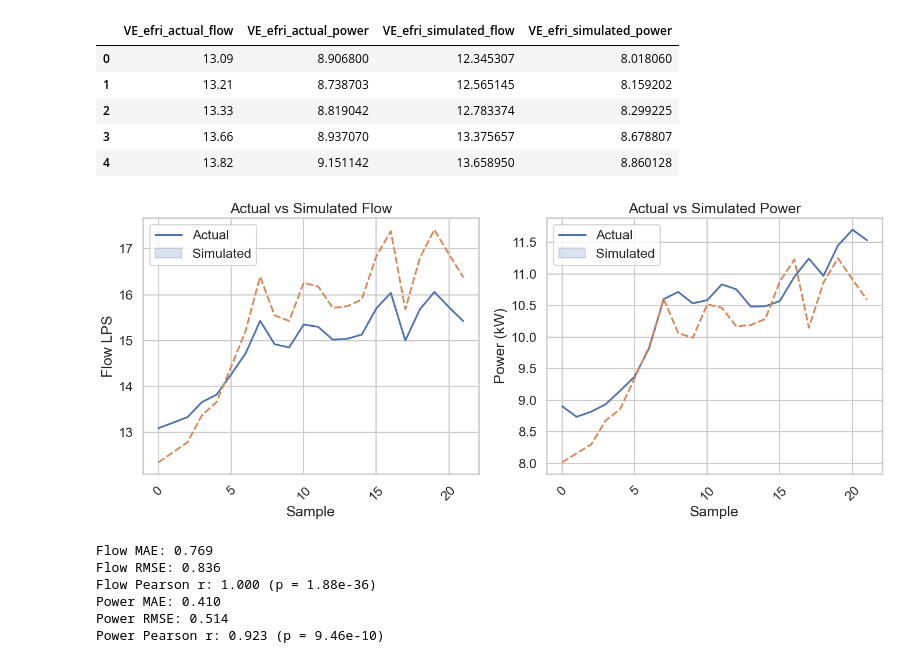
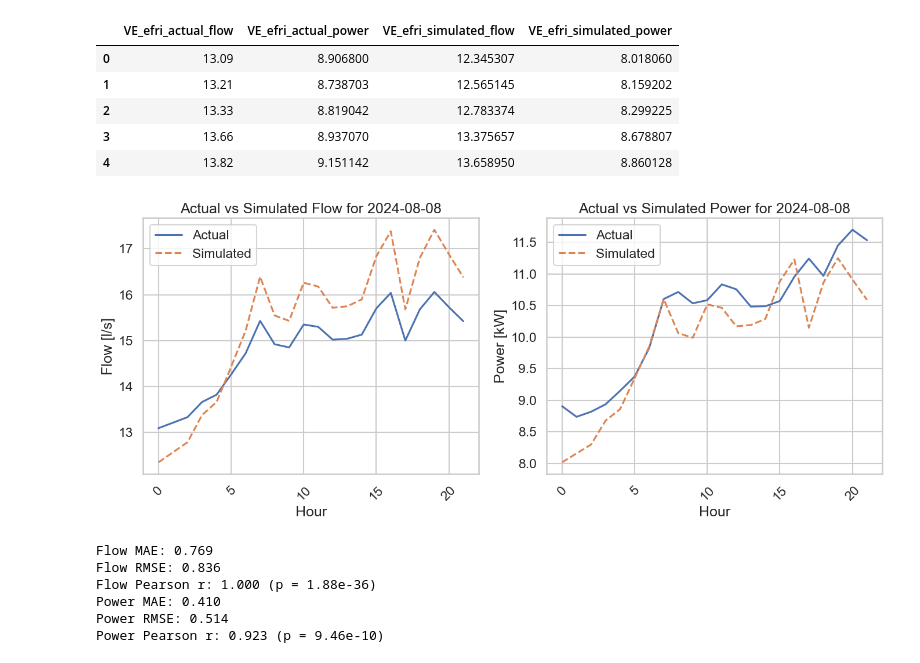
Before and after one commit to frodibrooks/OptimisedHeating, a Jupyter notebook: Epanet_python/plot_validation_VE_efri.ipynb, the cells around one changed output. Saved outputs shown, nothing was run; the diff lists cells and outputs as text; code cells hidden in the pictures.

```diff
--- a/Epanet_python/plot_validation_VE_efri.ipynb
+++ b/Epanet_python/plot_validation_VE_efri.ipynb
@@ -19,6 +19,10 @@ print(os.listdir())
 # %%
 VE_efri_flow = pd.read_csv("flow_values_VE_efri.csv")
 VE_efri_flow = VE_efri_flow.copy()
+
+VE_efri_flow["start_time"] = pd.to_datetime(VE_efri_flow["start_time"])
+day = VE_efri_flow["start_time"].dt.date
+
 VE_efri_flow = VE_efri_flow.drop(columns=["start_time"])
 VE_efri_flow = VE_efri_flow.rename(columns={"value" : "VE_efri_actual_flow"})
 
@@ -119,8 +125,8 @@ print(VE_efri_power_sim)
 20                10.912296
 21                10.590858
 # %%
-VE_nedri_df = pd.concat([VE_efri_flow,VE_efri_power,VE_efri_flow_sim,VE_efri_power_sim], axis=1)
-VE_nedri_df.head()
+VE_efri_df = pd.concat([VE_efri_flow,VE_efri_power,VE_efri_flow_sim,VE_efri_power_sim], axis=1)
+VE_efri_df.head()
 # %% [output]
 |  | VE_efri_actual_flow | VE_efri_actual_power | VE_efri_simulated_flow | VE_efri_simulated_power |
 | 0 | 13.09 | 8.906800 | 16.460409 | 8.018060 |
@@ -129,11 +135,11 @@ VE_nedri_df.head()
 | 3 | 13.66 | 8.937070 | 17.834209 | 8.678807 |
 | 4 | 13.82 | 9.151142 | 18.211933 | 8.860128 |
 # %%
-VE_nedri_df["VE_efri_simulated_flow"] = VE_nedri_df["VE_efri_simulated_flow"] * 0.75
+VE_efri_df["VE_efri_simulated_flow"] = VE_efri_df["VE_efri_simulated_flow"] * 0.75
 # VE_nedri_df["VE_nedri_simulated_power"] = VE_nedri_df["VE_nedri_simulated_power"] * (1/8)
 
 
-VE_nedri_df.head()
+VE_efri_df.head()
 # %% [output]
 |  | VE_efri_actual_flow | VE_efri_actual_power | VE_efri_simulated_flow | VE_efri_simulated_power |
 | 0 | 13.09 | 8.906800 | 12.345307 | 8.018060 |
@@ -144,35 +150,34 @@ VE_nedri_df.head()
 # %%
 import matplotlib.pyplot as plt
 import seaborn as sns
 
 # Set seaborn theme for clean plots
 sns.set(style="whitegrid", context="talk")
 
-# Create subplots: 1 row, 2 columns, wider figure
+# Create subplots
 fig, axes = plt.subplots(1, 2, figsize=(14, 6))
 
 # Plot 1: Actual vs Simulated Flow
-sns.lineplot(ax=axes[0], data=VE_nedri_df[["VE_efri_actual_flow", "VE_efri_simulated_flow"]])
-axes[0].set_title("Actual vs Simulated Flow")
-axes[0].set_xlabel("Sample")
-axes[0].set_ylabel("Flow LPS")
-axes[0].legend(["Actual", "Simulated"])
+sns.lineplot(ax=axes[0], x=VE_efri_df.index, y="VE_efri_actual_flow", data=VE_efri_df, label="Actual")
+sns.lineplot(ax=axes[0], x=VE_efri_df.index, y="VE_efri_simulated_flow", data=VE_efri_df, label="Simulated", linestyle='--')
+axes[0].set_title(f"Actual vs Simulated Flow for {day}")
+axes[0].set_xlabel("Hour")
+axes[0].set_ylabel("Flow [l/s]")
 axes[0].tick_params(axis='x', rotation=45)
-axes[0].grid(True)
 
 # Plot 2: Actual vs Simulated Power
-sns.lineplot(ax=axes[1], data=VE_nedri_df[["VE_efri_actual_power", "VE_efri_simulated_power"]])
-axes[1].set_title("Actual vs Simulated Power")
-axes[1].set_xlabel("Sample")
-axes[1].set_ylabel("Power (kW)")
-axes[1].legend(["Actual", "Simulated"])
+sns.lineplot(ax=axes[1], x=VE_efri_df.index, y="VE_efri_actual_power", data=VE_efri_df, label="Actual")
+sns.lineplot(ax=axes[1], x=VE_efri_df.index, y="VE_efri_simulated_power", data=VE_efri_df, label="Simulated", linestyle='--')
+axes[1].set_title(f"Actual vs Simulated Power for {day}")
+axes[1].set_xlabel("Hour")
+axes[1].set_ylabel("Power [kW]")
 axes[1].tick_params(axis='x', rotation=45)
-axes[1].grid(True)
 
+# Adjust layout and show
 plt.tight_layout()
 plt.show()
 # %% [output]
-[figure, old version]
+[figure, new version]
 # %%
 from sklearn.metrics import mean_absolute_error, mean_squared_error
 import numpy as np
```
Also changed, not shown: parts of 3 cells of this notebook, 2 other files.
